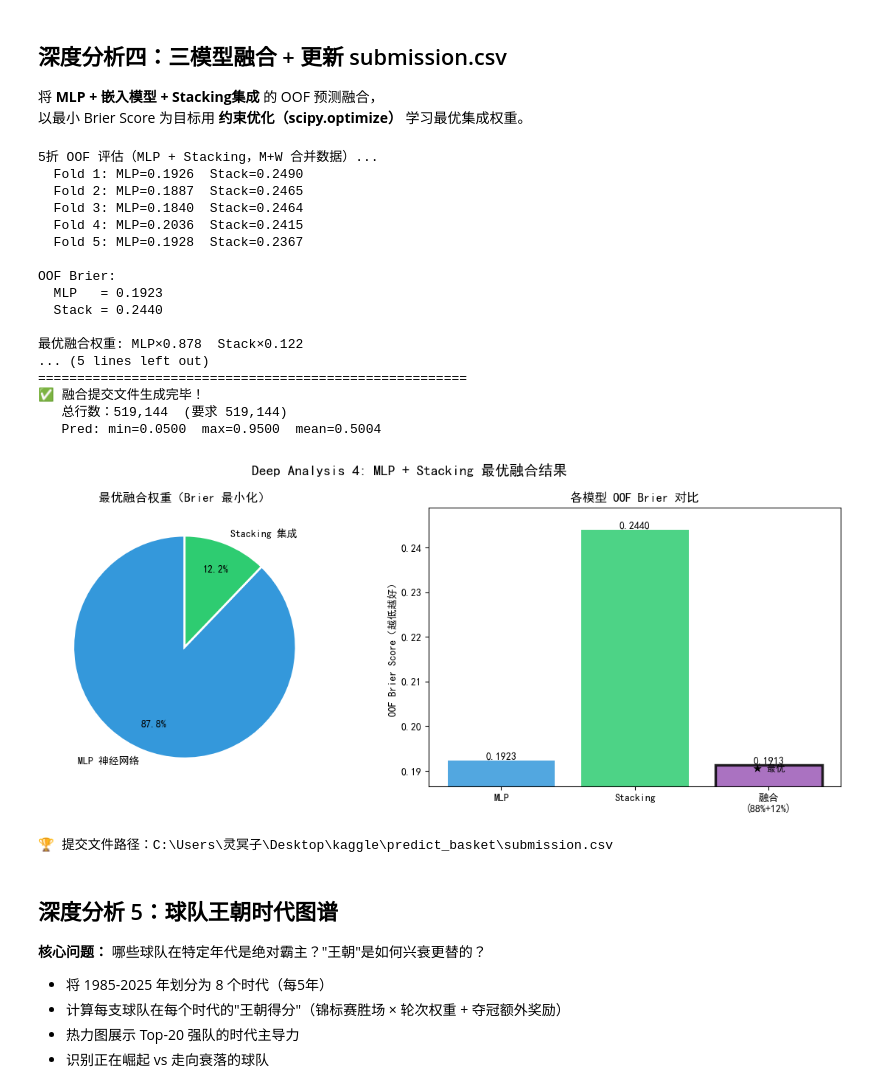
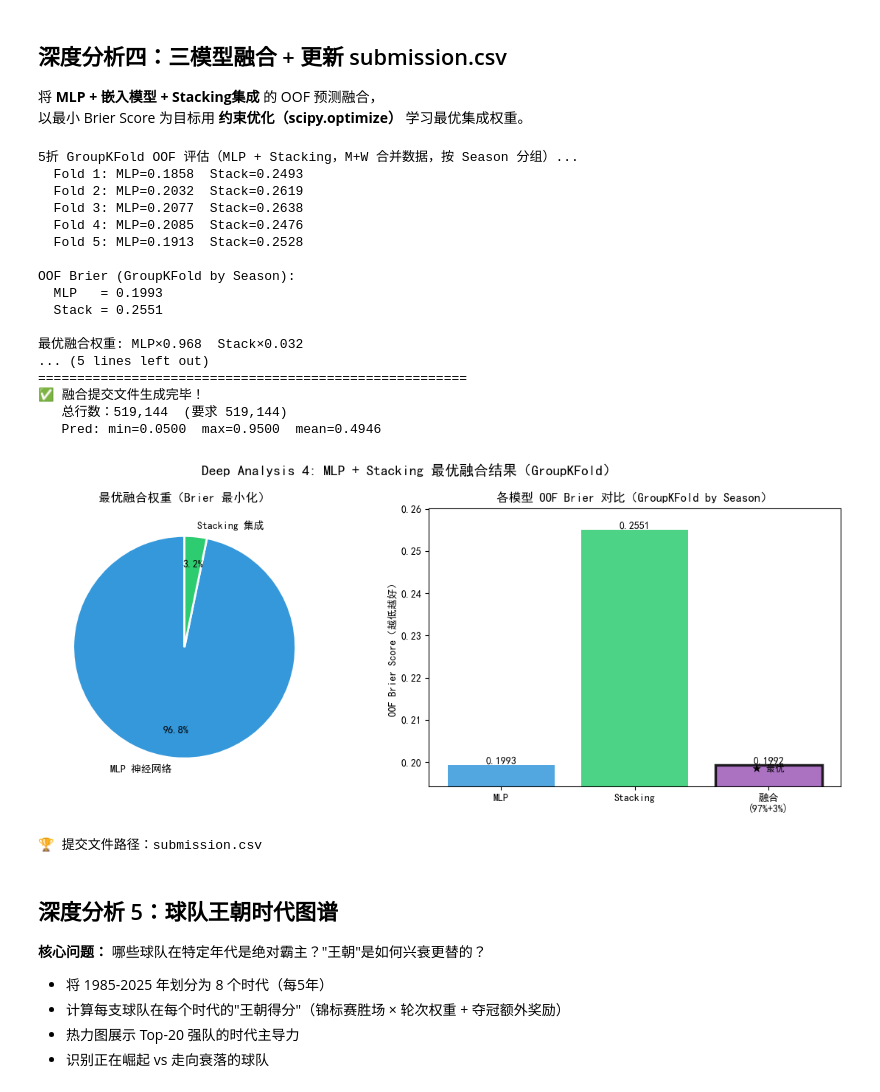
Before and after one commit to lingmingzi/NCAA2026, a Jupyter notebook: march_madness_feature_engineering.ipynb, the cells around one changed output. Drawn from its saved outputs; the diff is of its cells as text; code cells hidden in the pictures.

Commit message:
Update for 2026 data and submission format

```diff
--- a/march_madness_feature_engineering.ipynb
+++ b/march_madness_feature_engineering.ipynb
@@ -625,7 +625,7 @@ m_coach_feat.head(3)
 ## 第九节：联盟强度特征（Conference Strength Index）
 # %%
 def build_conference_strength(team_stats, team_conf, gender='M'):
-    """计算每个联盟的赛季强度指数"""
+    """计算每个联盟的赛季强度指数（per-season 归一化，避免跨赛季泄漏）"""
     df = team_stats.merge(team_conf, on=['Season', 'TeamID'], how='left')
     conf_strength = df.groupby(['Season', 'ConfAbbrev']).agg(
         ConfAvgWinRate=('WinRate', 'mean'),
@@ -634,13 +634,11 @@ def build_conference_strength(team_stats, team_conf, gender='M'):
         ConfAvgDefEff=('DefEff', 'mean'),
         ConfTeamCount=('TeamID', 'nunique'),
     ).reset_index()
-    # 归一化后综合指数
-    from sklearn.preprocessing import MinMaxScaler
-    scaler = MinMaxScaler()
+    # per-season 百分位排名归一化（只用当赛季数据，不泄漏未来赛季信息）
     idx_cols = ['ConfAvgWinRate', 'ConfAvgScoreDiff', 'ConfAvgOffEff']
-    conf_strength[['WR_norm', 'SD_norm', 'OE_norm']] = scaler.fit_transform(
-        conf_strength[idx_cols].fillna(0)
-    )
+    norm_names = ['WR_norm', 'SD_norm', 'OE_norm']
+    for col, norm_col in zip(idx_cols, norm_names):
+        conf_strength[norm_col] = conf_strength.groupby('Season')[col].rank(pct=True)
     conf_strength['ConfStrengthIndex'] = (
         conf_strength['WR_norm'] * 0.4 +
         conf_strength['SD_norm'] * 0.4 +
@@ -1106,12 +1102,12 @@ Series([], Name: count, dtype: int64)
 - 种子组：保留 `SeedNum`，删除 `TourneyAvgSeed`、`SeedWinRate`（与 SeedNum 相关 > 0.97）
 # %%
 # 去除高度共线的冗余特征
+# 注：Cell 10 修改后 tourney_hist 仅含 TourneyApps/TourneyWins/TourneyWinRate，
+#     旧列（TourneyAvgRound/SweetSixteen/FinalFour/AvgSeed）已不存在。
 DROP_FEATURES = [
     'RankMean', 'RankMedian',         # 保留 AvgRankPct
     'ScoreDiff',                       # 保留 NetEff
-    'TourneyAvgRound',                 # 保留 TourneyMaxRound
-    'TourneySweetSixteen', 'TourneyFinalFour',  # 保留 TourneyWinRate
-    'TourneyAvgSeed', 'SeedWinRate',   # 保留 SeedNum
+    'SeedWinRate',                     # 保留 SeedNum（SeedWinRate 使用全历史有泄漏风险）
     'Poss',                            # 派生量，已包含在OffEff中
     'Wins',                            # 保留 WinRate
     'PtsFor', 'PtsAgainst',            # 保留 NetEff
@@ -1832,7 +1831,7 @@ Stage1 模板：519,144 行
 from sklearn.neural_network import MLPClassifier
 from sklearn.preprocessing import StandardScaler
 from sklearn.pipeline import Pipeline
-from sklearn.model_selection import StratifiedKFold
+from sklearn.model_selection import GroupKFold
 from sklearn.metrics import brier_score_loss, roc_auc_score
 from sklearn.base import clone
 import warnings
@@ -1841,6 +1840,7 @@ warnings.filterwarnings('ignore')
 # ── 数据准备（合并 M+W，已在优化六中构建）────────────────────────────
 X_nn = X_combined.copy()
 y_nn = y_combined.copy()
+groups_nn = groups_combined  # Season 分组（来自 Cell 44）
 print(f"训练集：{X_nn.shape}，正样本比例={y_nn.mean():.3f}")
 
 # ── 多种 MLP 架构定义 ─────────────────────────────────────────────
@@ -1852,7 +1852,7 @@ architectures = {
     'Bottleneck    (128-64-32-64-128)':(128, 64, 32, 64, 128),
 }
 
-cv5 = StratifiedKFold(n_splits=5, shuffle=True, random_state=42)
+gkf_nn = GroupKFold(n_splits=5)
 arch_results = {}
 
 for arch_name, hidden in architectures.items():
@@ -1872,7 +1872,7 @@ for arch_name, hidden in architectures.items():
         ))
     ])
     briers, aucs = [], []
-    for tr_idx, val_idx in cv5.split(X_nn, y_nn):
+    for tr_idx, val_idx in gkf_nn.split(X_nn, y_nn, groups=groups_nn):
         m = clone(pipe)
         m.fit(X_nn.iloc[tr_idx], y_nn.iloc[tr_idx])
         p = m.predict_proba(X_nn.iloc[val_idx])[:, 1]
@@ -1904,8 +1904,8 @@ auc_vals   = [arch_results[k]['AUC']   for k in arch_results]
 
 colors_arch = plt.cm.RdYlGn_r(np.linspace(0.1, 0.9, len(arch_names_short)))
 bars = axes[0].barh(arch_names_short, brier_vals, color=colors_arch)
-axes[0].set_xlabel('5折 Brier Score（越低越好）')
-axes[0].set_title('MLP 架构 Brier Score 对比')
+axes[0].set_xlabel('5折 GroupKFold Brier Score（越低越好）')
+axes[0].set_title('MLP 架构 Brier Score 对比（GroupKFold by Season）')
 for bar, v in zip(bars, brier_vals):
     axes[0].text(v + 0.0005, bar.get_y() + bar.get_height()/2,
                  f'{v:.4f}', va='center', fontsize=9)
@@ -2332,7 +2332,7 @@ plt.show()
 # %%
 
 from scipy.optimize import minimize_scalar
-from sklearn.model_selection import StratifiedKFold
+from sklearn.model_selection import GroupKFold
 from sklearn.metrics import brier_score_loss
 from sklearn.base import clone as skclone
 
@@ -2343,13 +2343,14 @@ from sklearn.base import clone as skclone
 
 X_bl = combined_train[common_diff].fillna(0)   # (3546, n_common) M+W 公共特征
 y_bl = y_combined.astype(int)
+groups_blend = groups_combined  # Season 分组（来自 Cell 44）
 
-cv5 = StratifiedKFold(n_splits=5, shuffle=True, random_state=42)
+gkf_blend = GroupKFold(n_splits=5)
 oof_mlp_v2  = np.zeros(len(y_bl))
 oof_stk_v2  = np.zeros(len(y_bl))
 
-print("5折 OOF 评估（MLP + Stacking，M+W 合并数据）...")
-for fold, (tr, val) in enumerate(cv5.split(X_bl, y_bl)):
+print("5折 GroupKFold OOF 评估（MLP + Stacking，M+W 合并数据，按 Season 分组）...")
+for fold, (tr, val) in enumerate(gkf_blend.split(X_bl, y_bl, groups=groups_blend)):
     X_tr, X_val = X_bl.iloc[tr], X_bl.iloc[val]
     y_tr, y_val = y_bl.iloc[tr], y_bl.iloc[val]
 
@@ -2373,7 +2374,7 @@ for fold, (tr, val) in enumerate(cv5.split(X_bl, y_bl)):
 
 mlp_brier_v2 = brier_score_loss(y_bl, oof_mlp_v2)
 stk_brier_v2 = brier_score_loss(y_bl, oof_stk_v2)
-print(f"\nOOF Brier:")
+print(f"\nOOF Brier (GroupKFold by Season):")
 print(f"  MLP   = {mlp_brier_v2:.4f}")
 print(f"  Stack = {stk_brier_v2:.4f}")
 
@@ -2455,53 +2456,53 @@ print(f"   Pred: min={sub_blend['Pred'].min():.4f}  "
 
 # ── 可视化：权重比 + OOF Brier 对比 ─────────────────────────────
 fig, axes = plt.subplots(1, 2, figsize=(12, 5))
-fig.suptitle('Deep Analysis 4: MLP + Stacking 最优融合结果', fontsize=14, fontweight='bold')
+fig.suptitle('Deep Analysis 4: MLP + Stacking 最优融合结果（GroupKFold）', fontsize=14, fontweight='bold')
 
 axes[0].pie([alpha_opt, 1-alpha_opt],
             labels=['MLP 神经网络', 'Stacking 集成'],
             autopct='%1.1f%%', startangle=90,
             colors=['#3498db', '#2ecc71'], pctdistance=0.75,
             wedgeprops={'edgecolor': 'white', 'linewidth': 2})
 axes[0].set_title('最优融合权重（Brier 最小化）')
 
 labels_bar = ['MLP', 'Stacking', f'融合\n({alpha_opt:.0%}+{1-alpha_opt:.0%})']
 brier_bar  = [mlp_brier_v2, stk_brier_v2, blend_best]
 colors_bar = ['#3498db', '#2ecc71', '#9b59b6']
 bars_ = axes[1].bar(labels_bar, brier_bar, color=colors_bar, alpha=0.85)
 axes[1].set_ylim(min(brier_bar)*0.975, max(brier_bar)*1.020)
 axes[1].set_ylabel('OOF Brier Score（越低越好）')
-axes[1].set_title('各模型 OOF Brier 对比')
+axes[1].set_title('各模型 OOF Brier 对比（GroupKFold by Season）')
 for bar, v in zip(bars_, brier_bar):
     axes[1].text(bar.get_x() + bar.get_width()/2, v + 0.0003,
                  f'{v:.4f}', ha='center', fontsize=10, fontweight='bold')
 best_i = brier_bar.index(min(brier_bar))
 bars_[best_i].set_edgecolor('black'); bars_[best_i].set_linewidth(2.5)
 axes[1].text(best_i, min(brier_bar) - 0.0015, '★ 最优',
              ha='center', fontsize=9, fontweight='bold')
 
 plt.tight_layout()
 plt.show()
 print(f"\n🏆 提交文件路径：{DATA_DIR / 'submission.csv'}")
 # %% [output]
-5折 OOF 评估（MLP + Stacking，M+W 合并数据）...
-  Fold 1: MLP=0.1926  Stack=0.2490
-  Fold 2: MLP=0.1887  Stack=0.2465
-  Fold 3: MLP=0.1840  Stack=0.2464
-  Fold 4: MLP=0.2036  Stack=0.2415
-  Fold 5: MLP=0.1928  Stack=0.2367
+5折 GroupKFold OOF 评估（MLP + Stacking，M+W 合并数据，按 Season 分组）...
+  Fold 1: MLP=0.1858  Stack=0.2493
+  Fold 2: MLP=0.2032  Stack=0.2619
+  Fold 3: MLP=0.2077  Stack=0.2638
+  Fold 4: MLP=0.2085  Stack=0.2476
+  Fold 5: MLP=0.1913  Stack=0.2528
 
-OOF Brier:
-  MLP   = 0.1923
-  Stack = 0.2440
+OOF Brier (GroupKFold by Season):
+  MLP   = 0.1993
+  Stack = 0.2551
 
-最优融合权重: MLP×0.878  Stack×0.122
+最优融合权重: MLP×0.968  Stack×0.032
 ... (5 lines left out)
 =======================================================
 ✅ 融合提交文件生成完毕！
    总行数：519,144  (要求 519,144)
-   Pred: min=0.0500  max=0.9500  mean=0.5004
+   Pred: min=0.0500  max=0.9500  mean=0.4946
-[figure, old version]
+[figure, new version]
-🏆 提交文件路径：C:\Users\灵冥子\Desktop\kaggle\predict_basket\submission.csv
+🏆 提交文件路径：submission.csv
 # %% [markdown]
 ## 深度分析 5：球队王朝时代图谱
 **核心问题：** 哪些球队在特定年代是绝对霸主？"王朝"是如何兴衰更替的？
```
Also changed, not shown: parts of 26 cells of this notebook, 32 other files.
